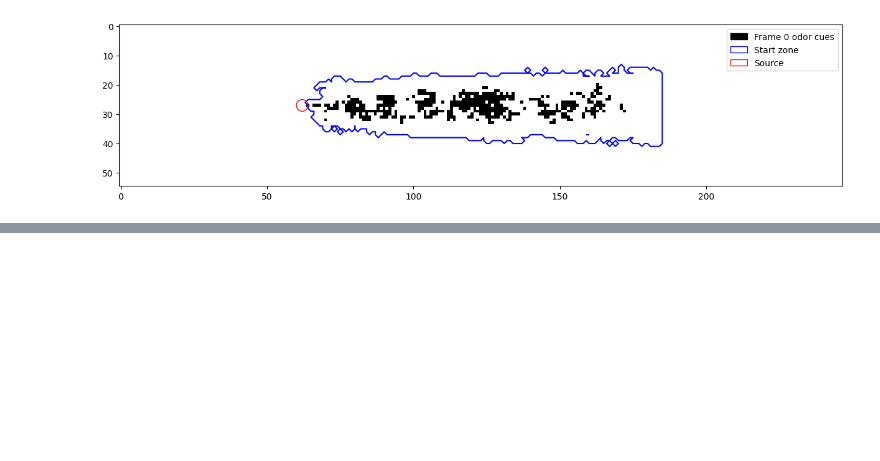
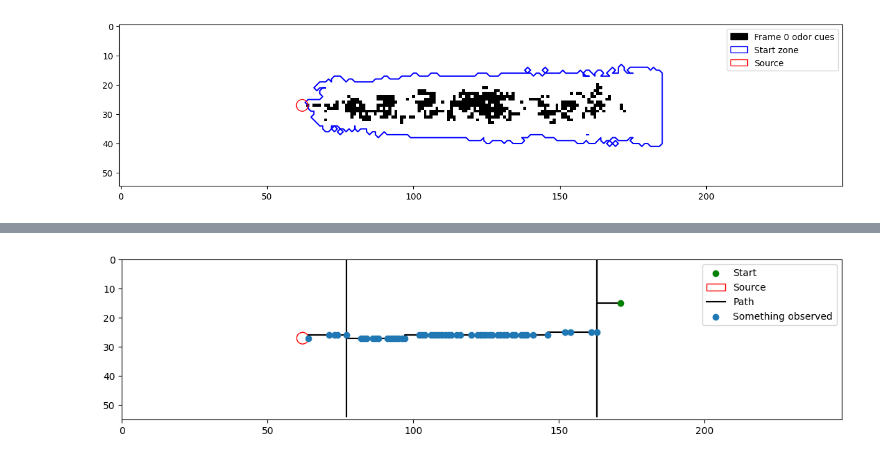
Before and after one commit to PimLb/olfactory-navigation, a Jupyter notebook: experiments/pomdp_agent_simplified_model.ipynb, the cells around one changed output, grey strips where cells are left out. Cells and saved outputs as stored; diff of their text form; code cells hidden in the pictures; blank space fills up the shorter version.

```diff
--- a/experiments/pomdp_agent_simplified_model.ipynb
+++ b/experiments/pomdp_agent_simplified_model.ipynb
@@ -85,3 +79,7 @@ plt.colorbar(orientation='horizontal')
+# %%
+hist.plot(4)
+# %% [output]
+[figure, added]
 # %%
 np.where(hist.done_at_step == -1)[0][:10]
 # %% [output]
```
Also changed, not shown: parts of 9 cells of this notebook, 1 other file.
